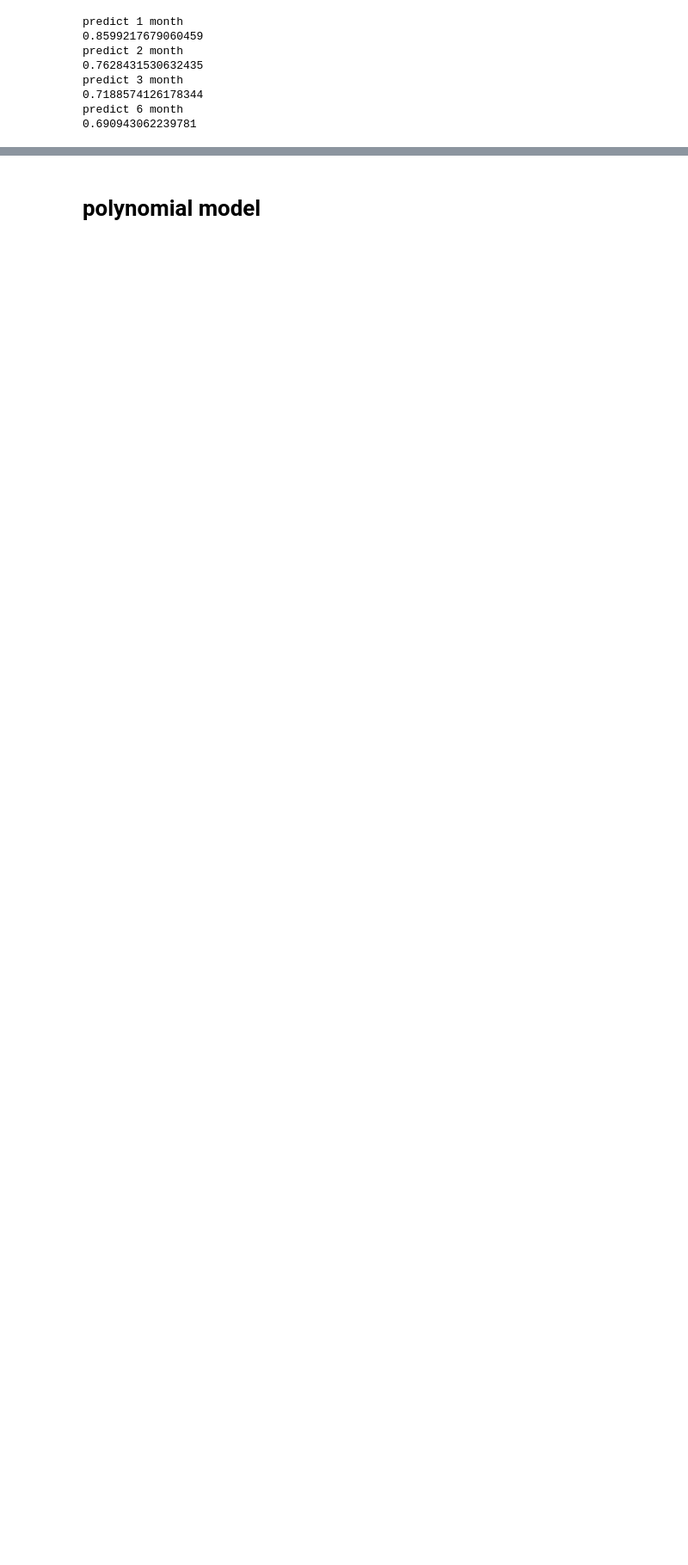
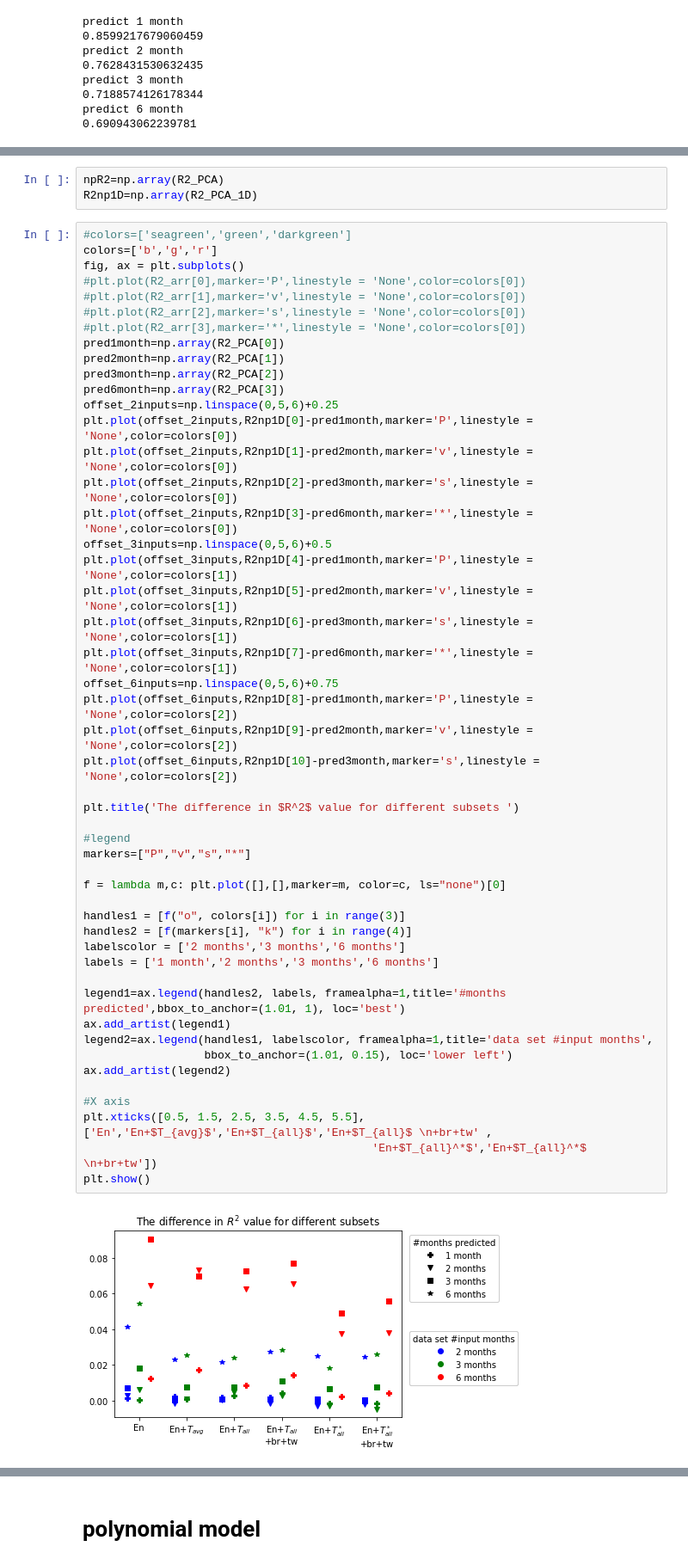
Before and after one commit to Dubspergensoep/Project_ML_En_Consump, a Jupyter notebook: Linear_models.ipynb, the cells around one changed output, grey strips where cells are left out. Shown at 86% size. Drawn from its saved outputs; the diff is of its cells as text; blank space fills up the shorter version.

```diff
--- a/Linear_models.ipynb
+++ b/Linear_models.ipynb
@@ -939,0 +1068,54 @@ predict 6 month
+# %%
+npR2=np.array(R2_PCA)
+R2np1D=np.array(R2_PCA_1D)
+# %%
+#colors=['seagreen','green','darkgreen']
+colors=['b','g','r']
+fig, ax = plt.subplots()
+#plt.plot(R2_arr[0],marker='P',linestyle = 'None',color=colors[0])
+#plt.plot(R2_arr[1],marker='v',linestyle = 'None',color=colors[0])
+#plt.plot(R2_arr[2],marker='s',linestyle = 'None',color=colors[0])
+#plt.plot(R2_arr[3],marker='*',linestyle = 'None',color=colors[0])
+pred1month=np.array(R2_PCA[0])
+pred2month=np.array(R2_PCA[1])
+pred3month=np.array(R2_PCA[2])
+pred6month=np.array(R2_PCA[3])
+offset_2inputs=np.linspace(0,5,6)+0.25
+plt.plot(offset_2inputs,R2np1D[0]-pred1month,marker='P',linestyle = 'None',color=colors[0])
+plt.plot(offset_2inputs,R2np1D[1]-pred2month,marker='v',linestyle = 'None',color=colors[0])
+plt.plot(offset_2inputs,R2np1D[2]-pred3month,marker='s',linestyle = 'None',color=colors[0])
+plt.plot(offset_2inputs,R2np1D[3]-pred6month,marker='*',linestyle = 'None',color=colors[0])
+offset_3inputs=np.linspace(0,5,6)+0.5
+plt.plot(offset_3inputs,R2np1D[4]-pred1month,marker='P',linestyle = 'None',color=colors[1])
+plt.plot(offset_3inputs,R2np1D[5]-pred2month,marker='v',linestyle = 'None',color=colors[1])
+plt.plot(offset_3inputs,R2np1D[6]-pred3month,marker='s',linestyle = 'None',color=colors[1])
+plt.plot(offset_3inputs,R2np1D[7]-pred6month,marker='*',linestyle = 'None',color=colors[1])
+offset_6inputs=np.linspace(0,5,6)+0.75
+plt.plot(offset_6inputs,R2np1D[8]-pred1month,marker='P',linestyle = 'None',color=colors[2])
+plt.plot(offset_6inputs,R2np1D[9]-pred2month,marker='v',linestyle = 'None',color=colors[2])
+plt.plot(offset_6inputs,R2np1D[10]-pred3month,marker='s',linestyle = 'None',color=colors[2])
+
+plt.title('The difference in $R^2$ value for different subsets ')
+
+#legend
+markers=["P","v","s","*"]
+
+f = lambda m,c: plt.plot([],[],marker=m, color=c, ls="none")[0]
+
+handles1 = [f("o", colors[i]) for i in range(3)]
+handles2 = [f(markers[i], "k") for i in range(4)]
+labelscolor = ['2 months','3 months','6 months']
+labels = ['1 month','2 months','3 months','6 months']
+
+legend1=ax.legend(handles2, labels, framealpha=1,title='#months predicted',bbox_to_anchor=(1.01, 1), loc='best')
+ax.add_artist(legend1)
+legend2=ax.legend(handles1, labelscolor, framealpha=1,title='data set #input months',
+                  bbox_to_anchor=(1.01, 0.15), loc='lower left')
+ax.add_artist(legend2)
+
+#X axis
+plt.xticks([0.5, 1.5, 2.5, 3.5, 4.5, 5.5],['En','En+$T_{avg}$','En+$T_{all}$','En+$T_{all}$ \n+br+tw' ,
+                                           'En+$T_{all}^*$','En+$T_{all}^*$ \n+br+tw'])
+plt.show()
+# %% [output]
+[figure, added]
```
Also changed, not shown: parts of 60 cells of this notebook.
